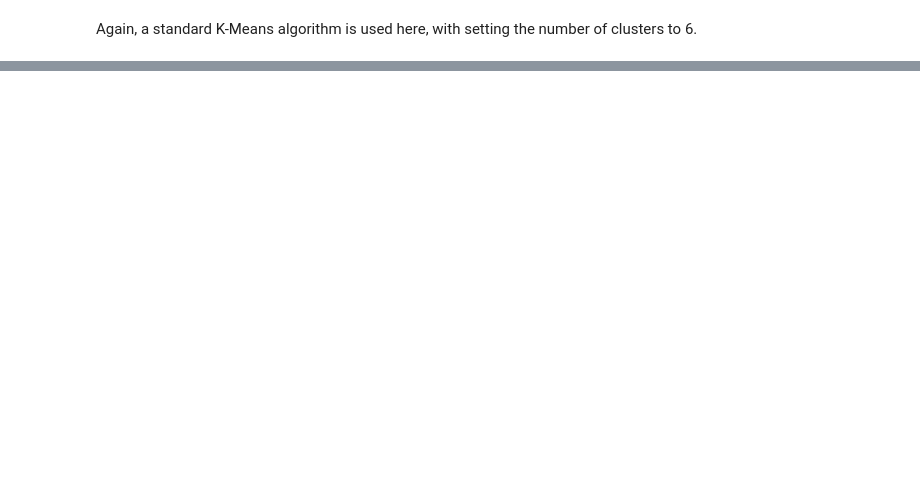
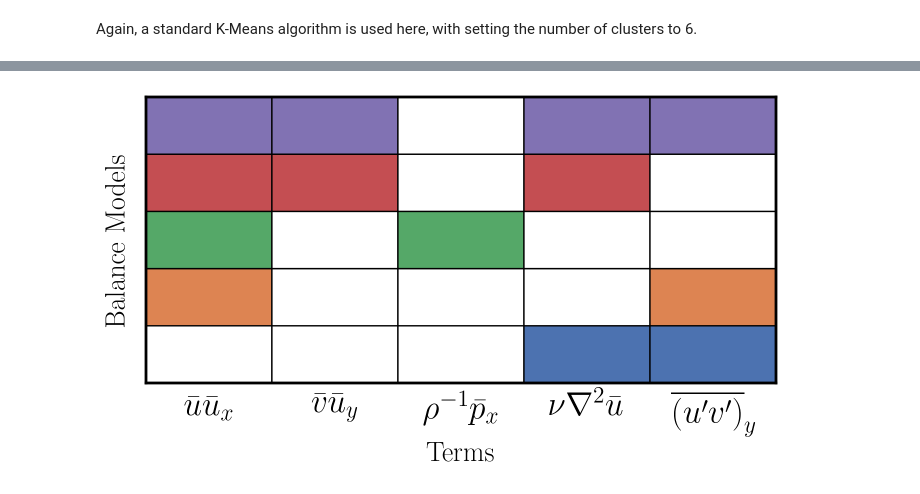
Before and after one commit to tbreitburd/Learning-Dominant-Physical-Processes-using-Unsupervised-Learning-Techniques-, a Jupyter notebook: Notebooks/Stability_Assessment.ipynb, the cells around one changed output, grey strips where cells are left out. Cells and saved outputs as stored; diff of their text form; code cells hidden in the pictures; blank space fills up the shorter version.

```diff
--- a/Notebooks/Stability_Assessment.ipynb
+++ b/Notebooks/Stability_Assessment.ipynb
@@ -263,0 +237,39 @@ pf.plot_spca_reduced_clustering(x, y, balancemap)
+# %%
+# Define a list of training set sizes, as fractions of the total dataset
+train_frac = [0.01, 0.02, 0.05, 0.07, 0.1, 0.3, 0.5, 0.7, 0.9]
+
+# Plot all found dominant balance regimes for each initial cluster number
+plt.figure(figsize=(15, 12))
+for idx, frac in enumerate(train_frac):
+    # Get clusters for the current number of clusters
+    cluster_idx = sa.get_clusters(n_clusters=6, features=features, train_frac=frac)
+
+    alpha_opt = 10  # Optimal alpha value, in all cases the optimal alpha is 10
+    spca_model = sa.get_spca_active_terms(
+        alpha_opt, 6, cluster_idx, features, nfeatures
+    )
+
+    (
+        balance_models,
+        model_index,
+        nmodels,
+        gridmap,
+        grid_labels,
+    ) = sa.get_unique_balance_models(spca_model)
+
+    nmodels_list.append(nmodels)
+
+    plt.subplot(3, 3, idx + 1)
+    plt.pcolor(
+        gridmap, vmin=-0.5, vmax=cm.N - 0.5, cmap=cm, edgecolors="k", linewidth=1
+    )
+    plt.gca().set_xticks(np.arange(0.5, len(grid_labels) + 0.5))
+    plt.gca().set_xticklabels(grid_labels, fontsize=10)
+    plt.gca().set_yticklabels([])
+
+    for axis in ["top", "bottom", "left", "right"]:
+        plt.gca().spines[axis].set_linewidth(2)
+
+    plt.gca().tick_params(axis="both", width=0)
+
+plt.show()
@@ -263,0 +299,4 @@ pf.plot_spca_reduced_clustering(x, y, balancemap)
+# %%
+pf.plot_balance_models(gridmap, grid_labels)
+# %% [output]
+[figure, added]
```
Also changed, not shown: parts of 7 cells of this notebook.
